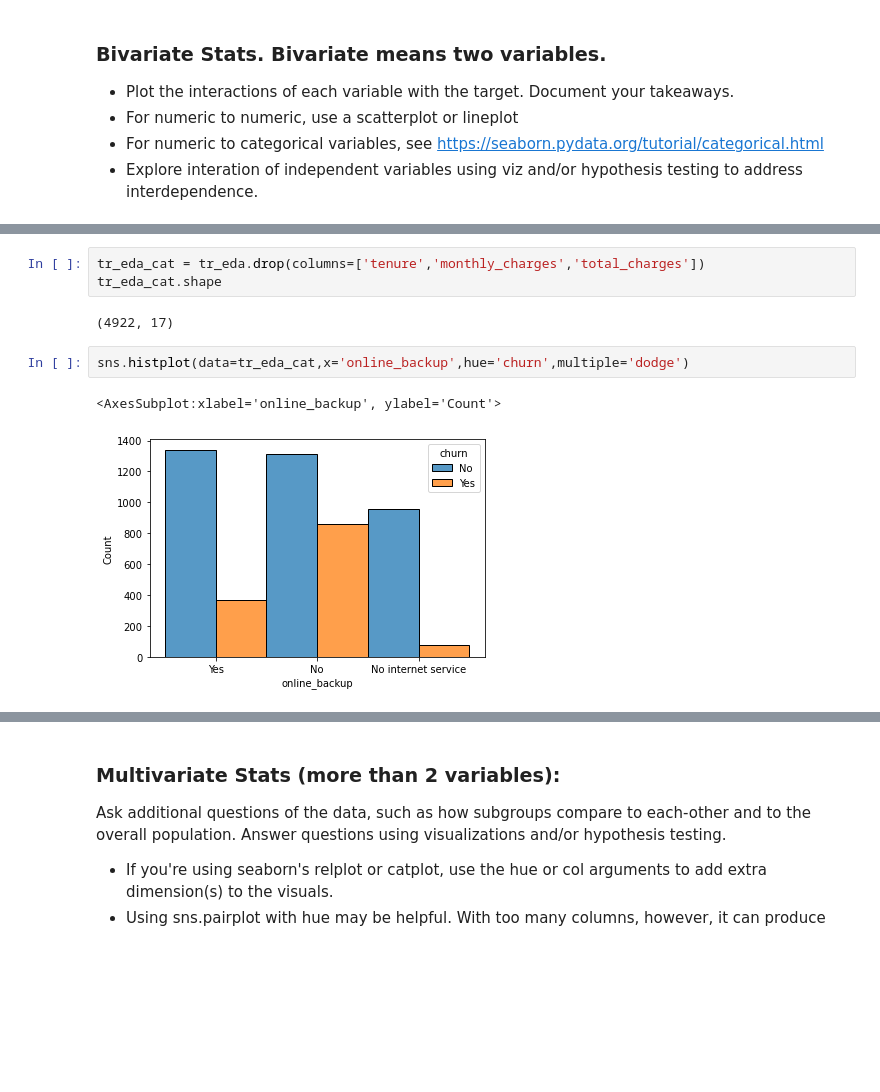
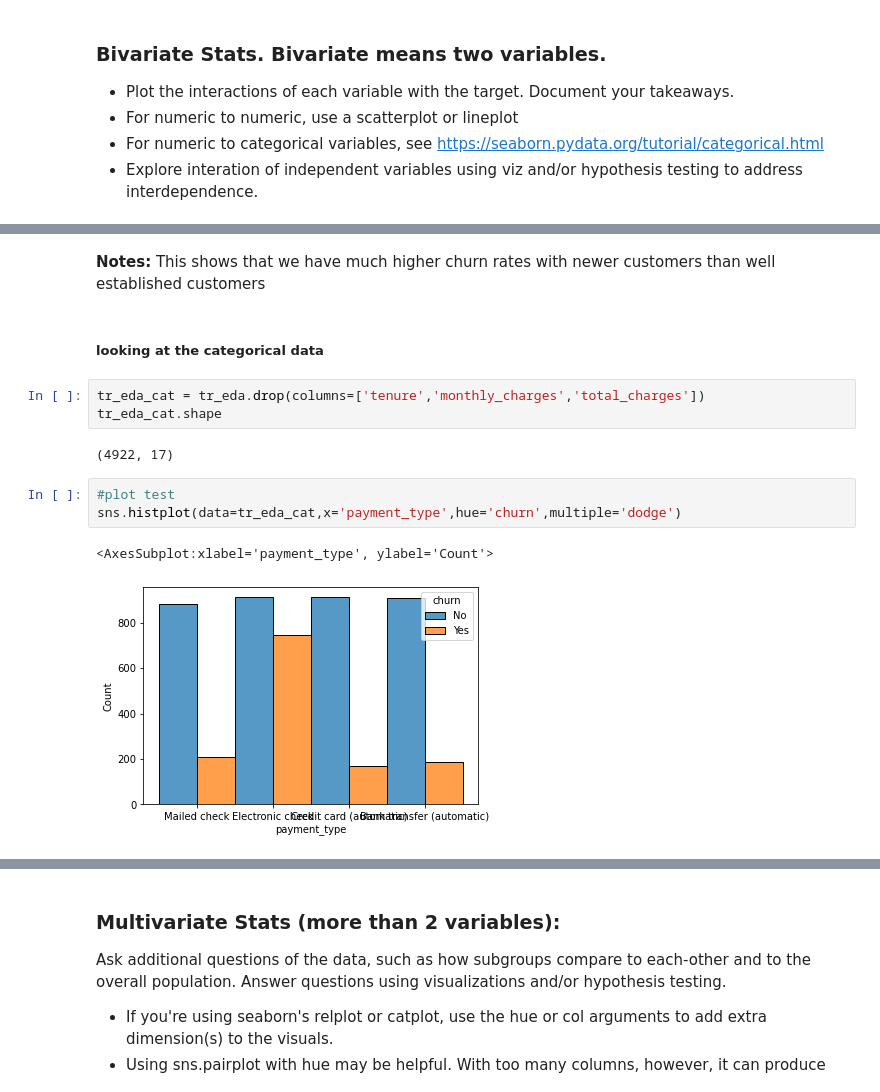
Before and after one commit to Cayt-Schlichting/example-classification-project, a Jupyter notebook: eda.ipynb, the cells around one changed output, grey strips where cells are left out. Drawn from its saved outputs; the diff is of its cells as text; blank space fills up the shorter version.

Commit message:
updated with bivariate plots

```diff
--- a/eda.ipynb
+++ b/eda.ipynb
@@ -102,13 +136,18 @@ tr_eda.head(2)
+# %% [markdown]
+**Notes:** This shows that we have much higher churn rates with newer customers than well established customers
+# %% [markdown]
+##### looking at the categorical data
 # %%
 tr_eda_cat = tr_eda.drop(columns=['tenure','monthly_charges','total_charges'])
 tr_eda_cat.shape
 # %% [output]
 (4922, 17)
 # %%
-sns.histplot(data=tr_eda_cat,x='online_backup',hue='churn',multiple='dodge')
+#plot test
+sns.histplot(data=tr_eda_cat,x='payment_type',hue='churn',multiple='dodge')
 # %% [output]
-<AxesSubplot:xlabel='online_backup', ylabel='Count'>
+<AxesSubplot:xlabel='payment_type', ylabel='Count'>
-[figure, old version]
+[figure, new version]
 # %%
 plt.figure(figsize=(8,30))
 ct = 0
```
Also changed, not shown: parts of 10 cells of this notebook.
